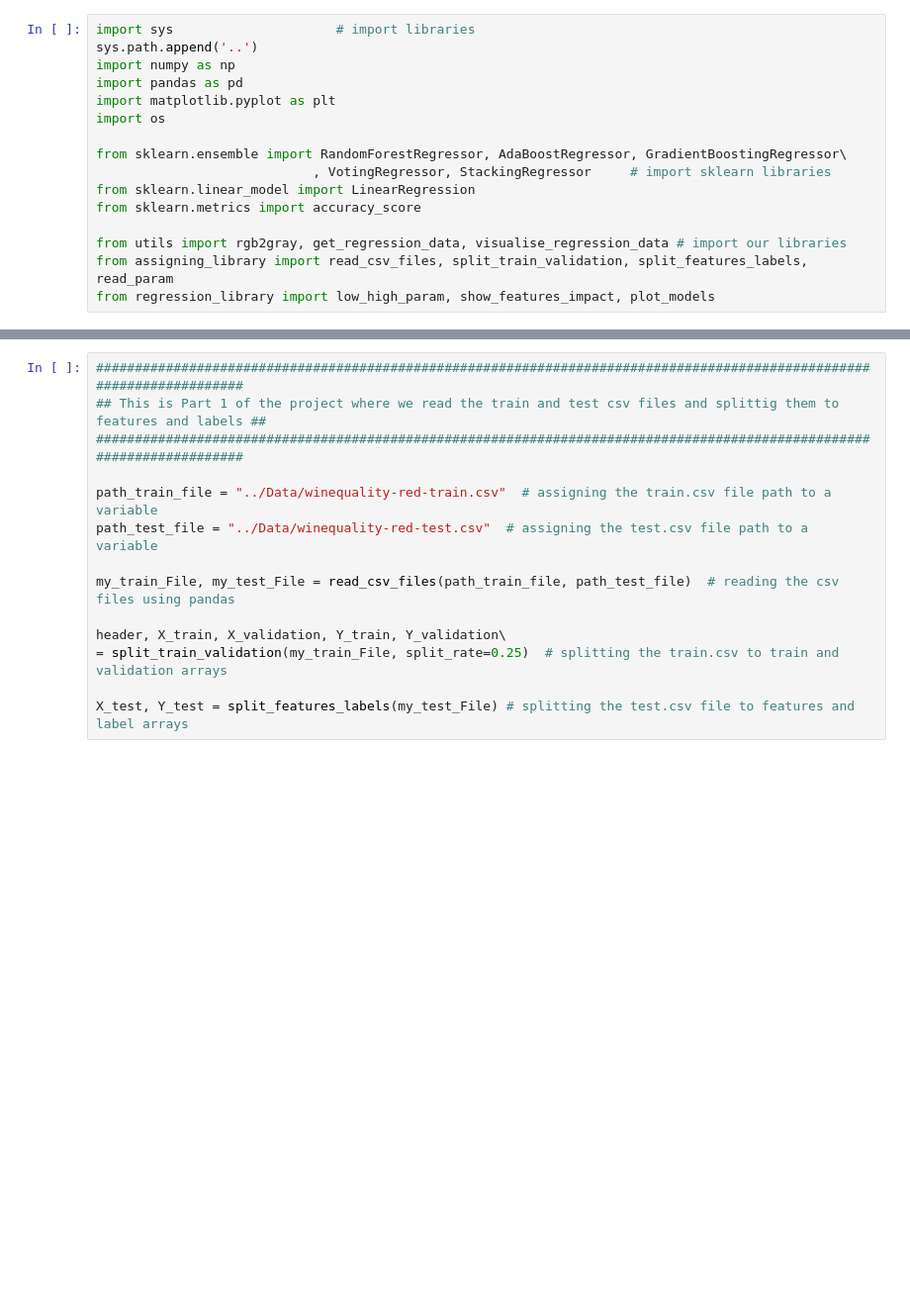
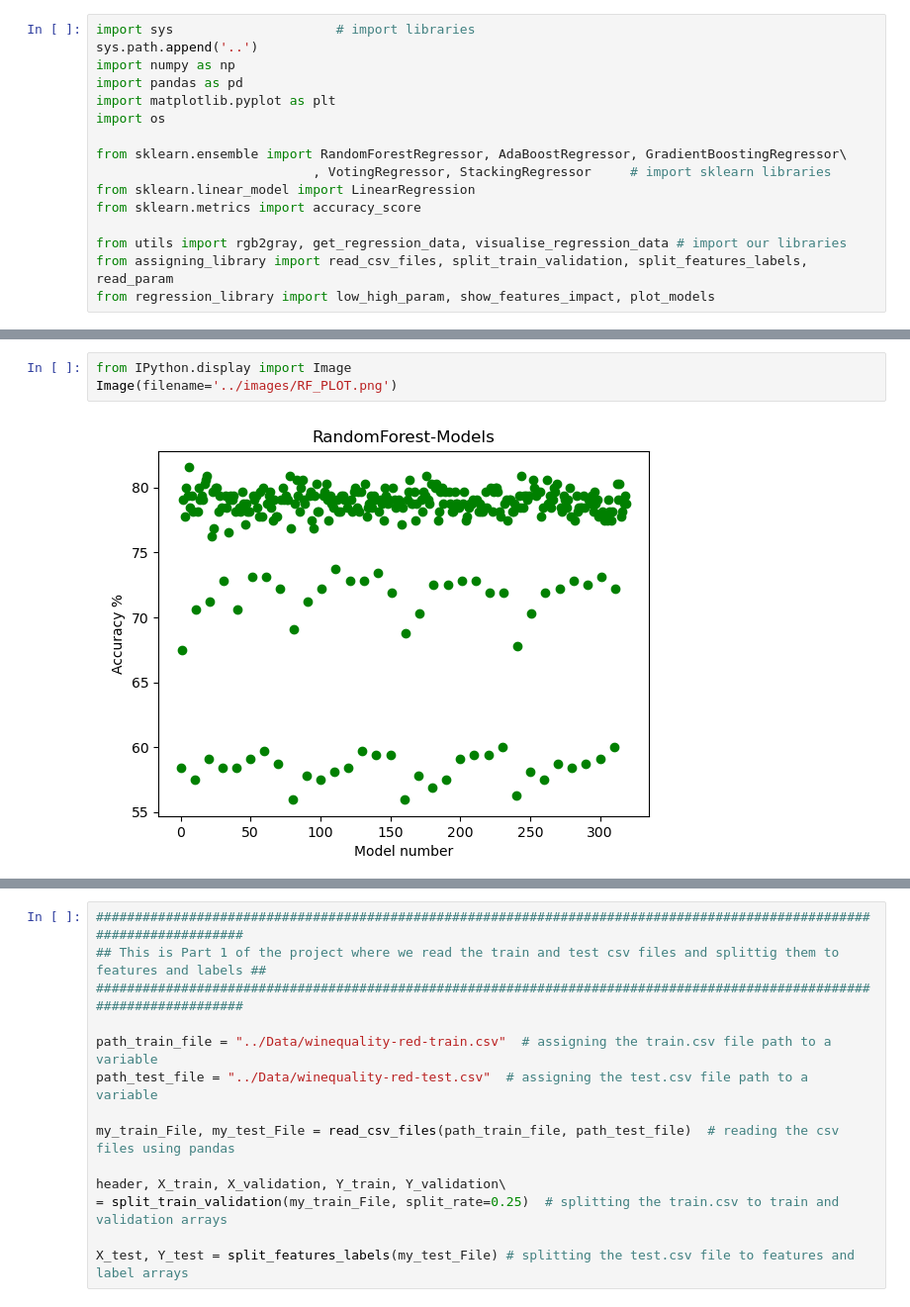
Before and after one commit to Farhad1353/Projects, a Jupyter notebook: ML_Project/ML_Project.ipynb, the cells around one changed output, grey strips where cells are left out. Shown: that part at 99% size. Drawn from its saved outputs; the diff is of its cells as text; blank space fills up the shorter version.

```diff
--- a/ML_Project/ML_Project.ipynb
+++ b/ML_Project/ML_Project.ipynb
@@ -16,0 +24,5 @@ from regression_library import low_high_param, show_features_impact, plot_models
+# %%
+from IPython.display import Image
+Image(filename='../images/RF_PLOT.png')
+# %% [output]
+[figure, added]
```
Also changed, not shown: parts of 20 cells of this notebook, 9 other files.
